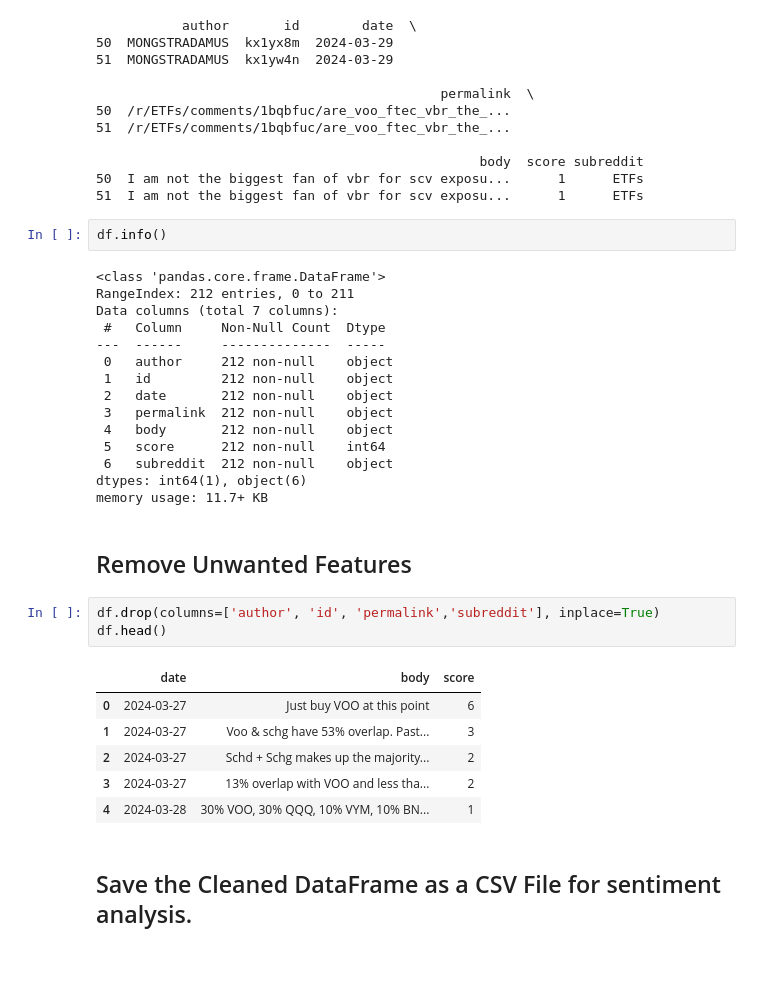
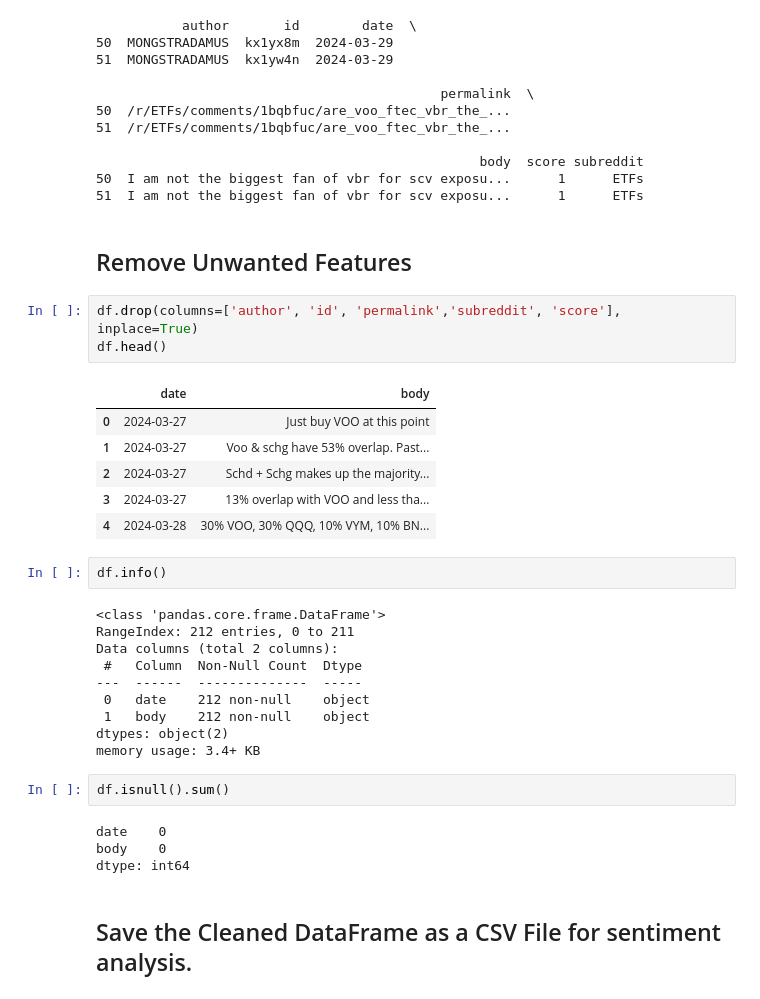
Before and after one commit to charltonxqh/SC1015-mini-project, a Jupyter notebook: Sentiment Analysis/data_preparation.ipynb, the cells around one changed output. Drawn from its saved outputs; the diff is of its cells as text; blank space fills up the shorter version.

```diff
--- a/Sentiment Analysis/data_preparation.ipynb
+++ b/Sentiment Analysis/data_preparation.ipynb
@@ -142,35 +142,36 @@ df = df.reset_index(drop=True)
                                                  body  score subreddit
 50  I am not the biggest fan of vbr for scv exposu...      1      ETFs
 51  I am not the biggest fan of vbr for scv exposu...      1      ETFs
+# %% [markdown]
+## Remove Unwanted Features
+# %%
+df.drop(columns=['author', 'id', 'permalink','subreddit', 'score'], inplace=True)
+df.head()
+# %% [output]
+|  | date | body |
+| 0 | 2024-03-27 | Just buy VOO at this point |
+| 1 | 2024-03-27 | Voo & schg have 53% overlap. Past... |
+| 2 | 2024-03-27 | Schd + Schg makes up the majority... |
+| 3 | 2024-03-27 | 13% overlap with VOO and less tha... |
+| 4 | 2024-03-28 | 30% VOO, 30% QQQ, 10% VYM, 10% BN... |
 # %%
 df.info()
 # %% [output]
 <class 'pandas.core.frame.DataFrame'>
 RangeIndex: 212 entries, 0 to 211
-Data columns (total 7 columns):
- #   Column     Non-Null Count  Dtype
----  ------     --------------  -----
- 0   author     212 non-null    object
- 1   id         212 non-null    object
- 2   date       212 non-null    object
- 3   permalink  212 non-null    object
- 4   body       212 non-null    object
- 5   score      212 non-null    int64
- 6   subreddit  212 non-null    object
-dtypes: int64(1), object(6)
-memory usage: 11.7+ KB
+Data columns (total 2 columns):
+ #   Column  Non-Null Count  Dtype
+---  ------  --------------  -----
+ 0   date    212 non-null    object
+ 1   body    212 non-null    object
+dtypes: object(2)
+memory usage: 3.4+ KB
-# %% [markdown]
-## Remove Unwanted Features
-# %%
-df.drop(columns=['author', 'id', 'permalink','subreddit'], inplace=True)
-df.head()
-# %% [output]
-|  | date | body | score |
-| 0 | 2024-03-27 | Just buy VOO at this point | 6 |
-| 1 | 2024-03-27 | Voo & schg have 53% overlap. Past... | 3 |
-| 2 | 2024-03-27 | Schd + Schg makes up the majority... | 2 |
-| 3 | 2024-03-27 | 13% overlap with VOO and less tha... | 2 |
-| 4 | 2024-03-28 | 30% VOO, 30% QQQ, 10% VYM, 10% BN... | 1 |
+# %%
+df.isnull().sum()
+# %% [output]
+date    0
+body    0
+dtype: int64
 # %% [markdown]
 ## Save the Cleaned DataFrame as a CSV File for sentiment analysis.
 # %%
```
Also changed, not shown: 2 other files.
